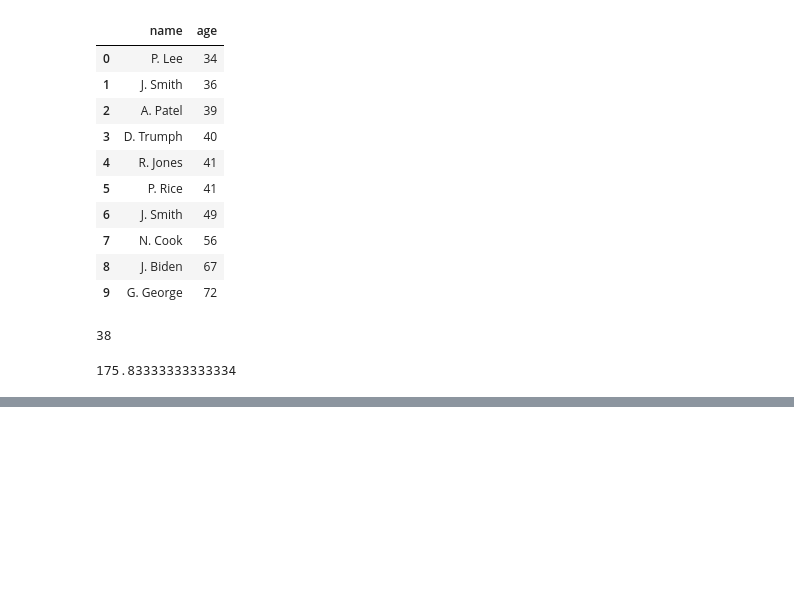
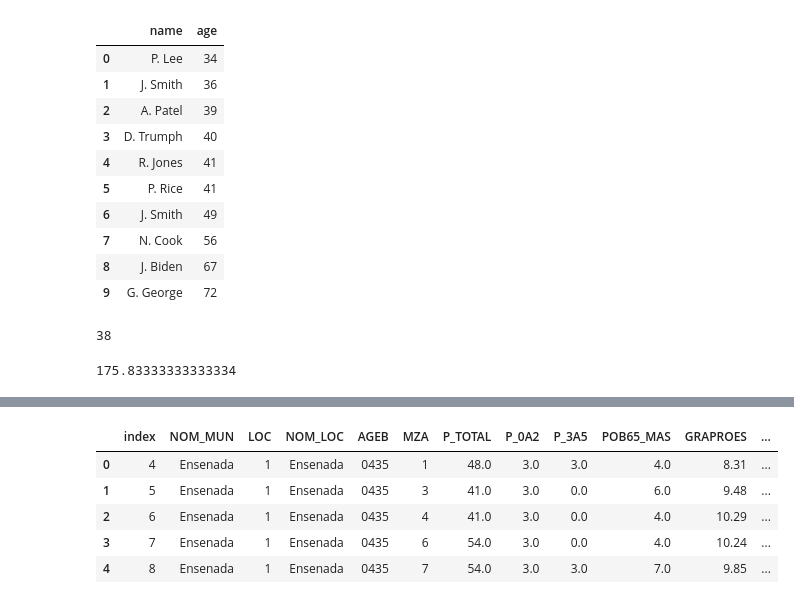
Before and after one commit to MaximilianoVM/DATA-MINIG-2023-1, a Jupyter notebook: M3.3_practica.ipynb, the cells around one changed output, grey strips where cells are left out. Cells and saved outputs as stored; diff of their text form; code cells hidden in the pictures; blank space fills up the shorter version.

```diff
--- a/M3.3_practica.ipynb
+++ b/M3.3_practica.ipynb
@@ -64,0 +111,9 @@ df['age'].var()
+# %%
+df10.head()
+# %% [output]
+|  | index | NOM_MUN | LOC | NOM_LOC | AGEB | MZA | P_TOTAL | P_0A2 | P_3A5 | POB65_MAS | GRAPROES | ... |
+| 0 | 4 | Ensenada | 1 | Ensenada | 0435 | 1 | 48.0 | 3.0 | 3.0 | 4.0 | 8.31 | ... |
+| 1 | 5 | Ensenada | 1 | Ensenada | 0435 | 3 | 41.0 | 3.0 | 0.0 | 6.0 | 9.48 | ... |
+| 2 | 6 | Ensenada | 1 | Ensenada | 0435 | 4 | 41.0 | 3.0 | 0.0 | 4.0 | 10.29 | ... |
+| 3 | 7 | Ensenada | 1 | Ensenada | 0435 | 6 | 54.0 | 3.0 | 0.0 | 4.0 | 10.24 | ... |
+| 4 | 8 | Ensenada | 1 | Ensenada | 0435 | 7 | 54.0 | 3.0 | 3.0 | 7.0 | 9.85 | ... |
```
Also changed, not shown: parts of 29 cells of this notebook, 5 other files.
